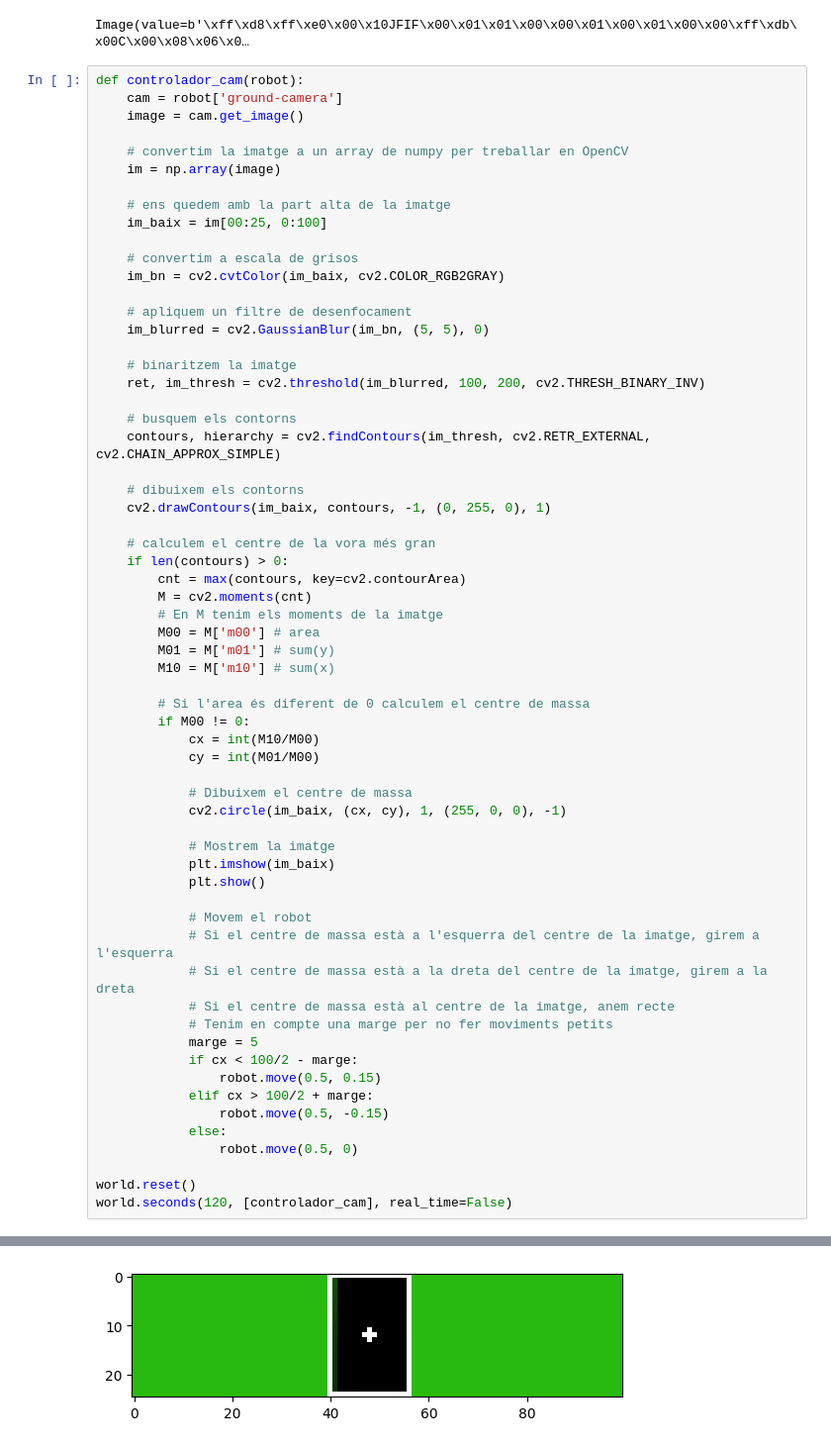
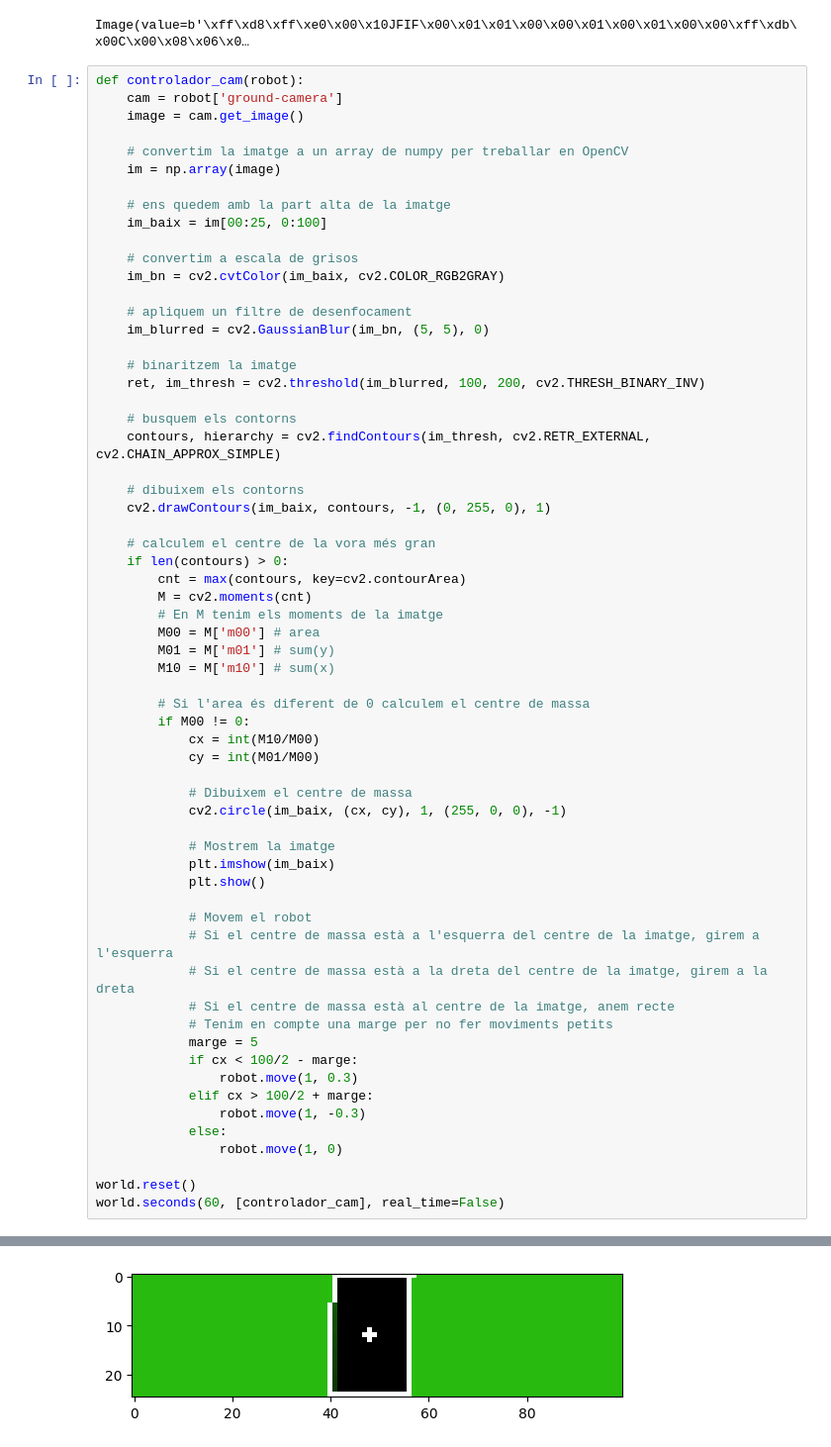
Before and after one commit to lawer/mia, a Jupyter notebook: apunts/9.-Robótica/0.-navegant_camera.ipynb, the cells around one changed output, grey strips where cells are left out. Shown at 99% size. Drawn from its saved outputs; the diff is of its cells as text.

```diff
--- a/apunts/9.-Robótica/0.-navegant_camera.ipynb
+++ b/apunts/9.-Robótica/0.-navegant_camera.ipynb
@@ -120,35 +120,35 @@ def controlador_cam(robot):
             # Dibuixem el centre de massa
             cv2.circle(im_baix, (cx, cy), 1, (255, 0, 0), -1)
 
             # Mostrem la imatge
             plt.imshow(im_baix)
             plt.show()
 
             # Movem el robot
             # Si el centre de massa està a l'esquerra del centre de la imatge, girem a l'esquerra
             # Si el centre de massa està a la dreta del centre de la imatge, girem a la dreta
             # Si el centre de massa està al centre de la imatge, anem recte
             # Tenim en compte una marge per no fer moviments petits
             marge = 5
             if cx < 100/2 - marge:
-                robot.move(0.5, 0.15)
+                robot.move(1, 0.3)
             elif cx > 100/2 + marge:
-                robot.move(0.5, -0.15)
+                robot.move(1, -0.3)
             else:
-                robot.move(0.5, 0)
+                robot.move(1, 0)
 
 world.reset()
-world.seconds(120, [controlador_cam], real_time=False)
+world.seconds(60, [controlador_cam], real_time=False)
 # %% [output]
 Using random seed: 3357441
 [figure]
 [figure]
 [figure]
 [figure]
 [figure]
 [figure]
 [figure]
 [figure]
 [figure]
 [figure]
-[figure, old version]
+[figure, new version]
```
Also changed, not shown: parts of 1 cell of this notebook.
